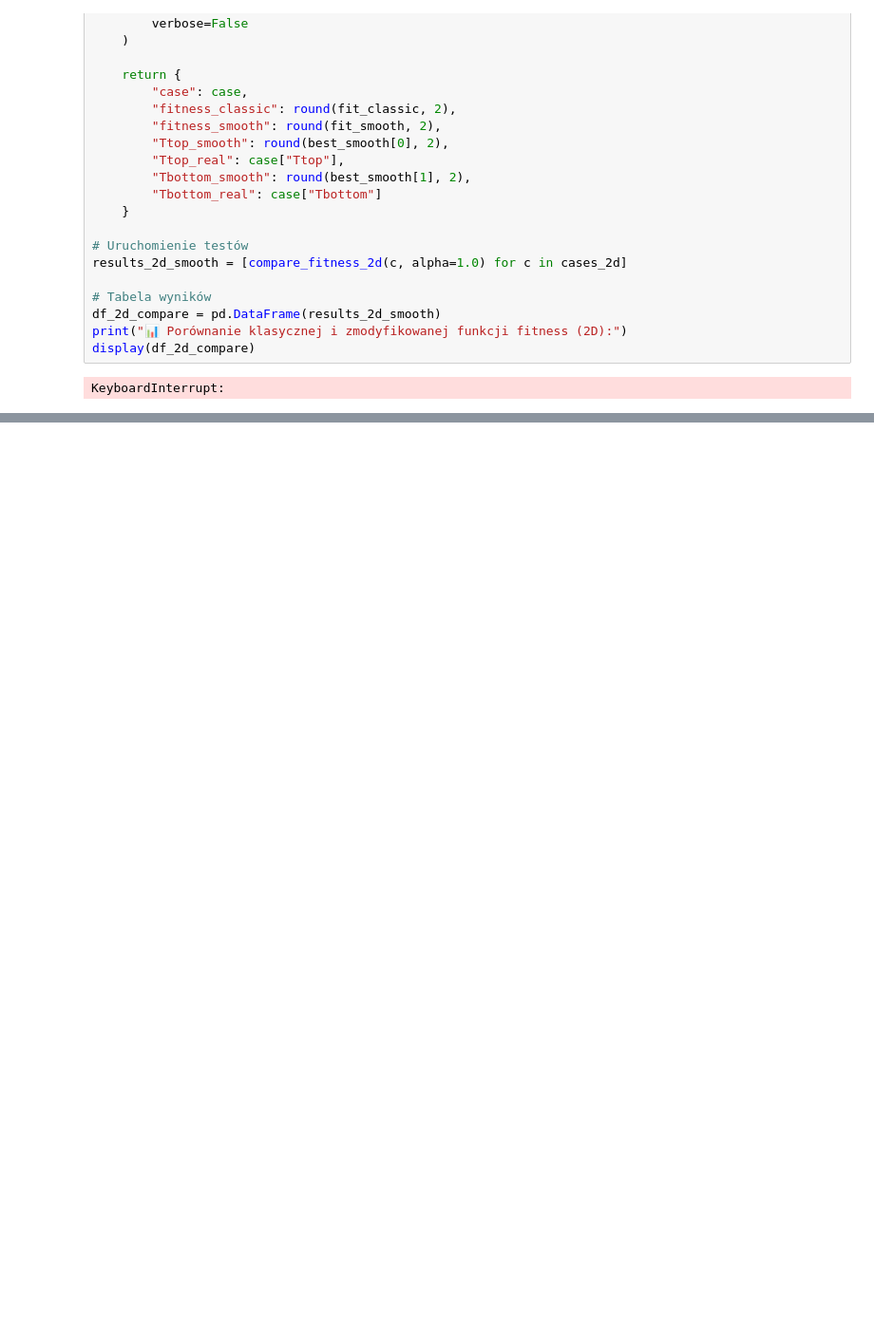
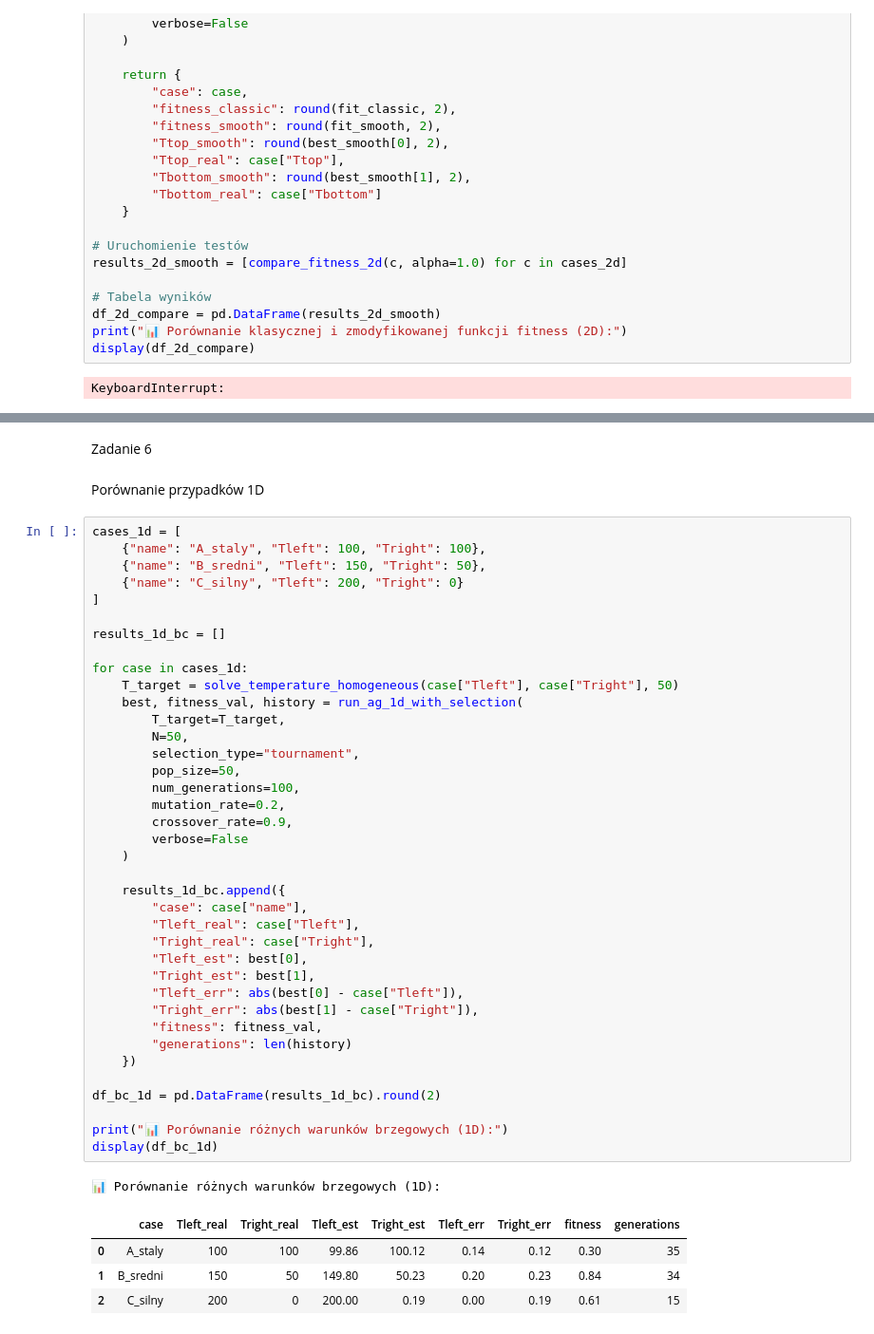
Before and after one commit to mareksigmund/Rozwi-zywanie-zada--odwrotnych, a Jupyter notebook: Lab_4/lab4.ipynb, the cells around one changed output, grey strips where cells are left out. Shown at 95% size. Cells and saved outputs as stored; diff of their text form; blank space fills up the shorter version.

```diff
--- a/Lab_4/lab4.ipynb
+++ b/Lab_4/lab4.ipynb
@@ -2203,0 +2525,48 @@ KeyboardInterrupt:
+# %% [markdown]
+Zadanie 6
+# %% [markdown]
+Porównanie przypadków 1D
+# %%
+cases_1d = [
+    {"name": "A_staly", "Tleft": 100, "Tright": 100},
+    {"name": "B_sredni", "Tleft": 150, "Tright": 50},
+    {"name": "C_silny", "Tleft": 200, "Tright": 0}
+]
+
+results_1d_bc = []
+
+for case in cases_1d:
+    T_target = solve_temperature_homogeneous(case["Tleft"], case["Tright"], 50)
+    best, fitness_val, history = run_ag_1d_with_selection(
+        T_target=T_target,
+        N=50,
+        selection_type="tournament",
+        pop_size=50,
+        num_generations=100,
+        mutation_rate=0.2,
+        crossover_rate=0.9,
+        verbose=False
+    )
+
+    results_1d_bc.append({
+        "case": case["name"],
+        "Tleft_real": case["Tleft"],
+        "Tright_real": case["Tright"],
+        "Tleft_est": best[0],
+        "Tright_est": best[1],
+        "Tleft_err": abs(best[0] - case["Tleft"]),
+        "Tright_err": abs(best[1] - case["Tright"]),
+        "fitness": fitness_val,
+        "generations": len(history)
+    })
+
+df_bc_1d = pd.DataFrame(results_1d_bc).round(2)
+
+print("📊 Porównanie różnych warunków brzegowych (1D):")
+display(df_bc_1d)
+# %% [output]
+📊 Porównanie różnych warunków brzegowych (1D):
+|  | case | Tleft_real | Tright_real | Tleft_est | Tright_est | Tleft_err | Tright_err | fitness | generations |
+| 0 | A_staly | 100 | 100 | 99.86 | 100.12 | 0.14 | 0.12 | 0.30 | 35 |
+| 1 | B_sredni | 150 | 50 | 149.80 | 50.23 | 0.20 | 0.23 | 0.84 | 34 |
+| 2 | C_silny | 200 | 0 | 200.00 | 0.19 | 0.00 | 0.19 | 0.61 | 15 |
```
Also changed, not shown: parts of 26 cells of this notebook.
